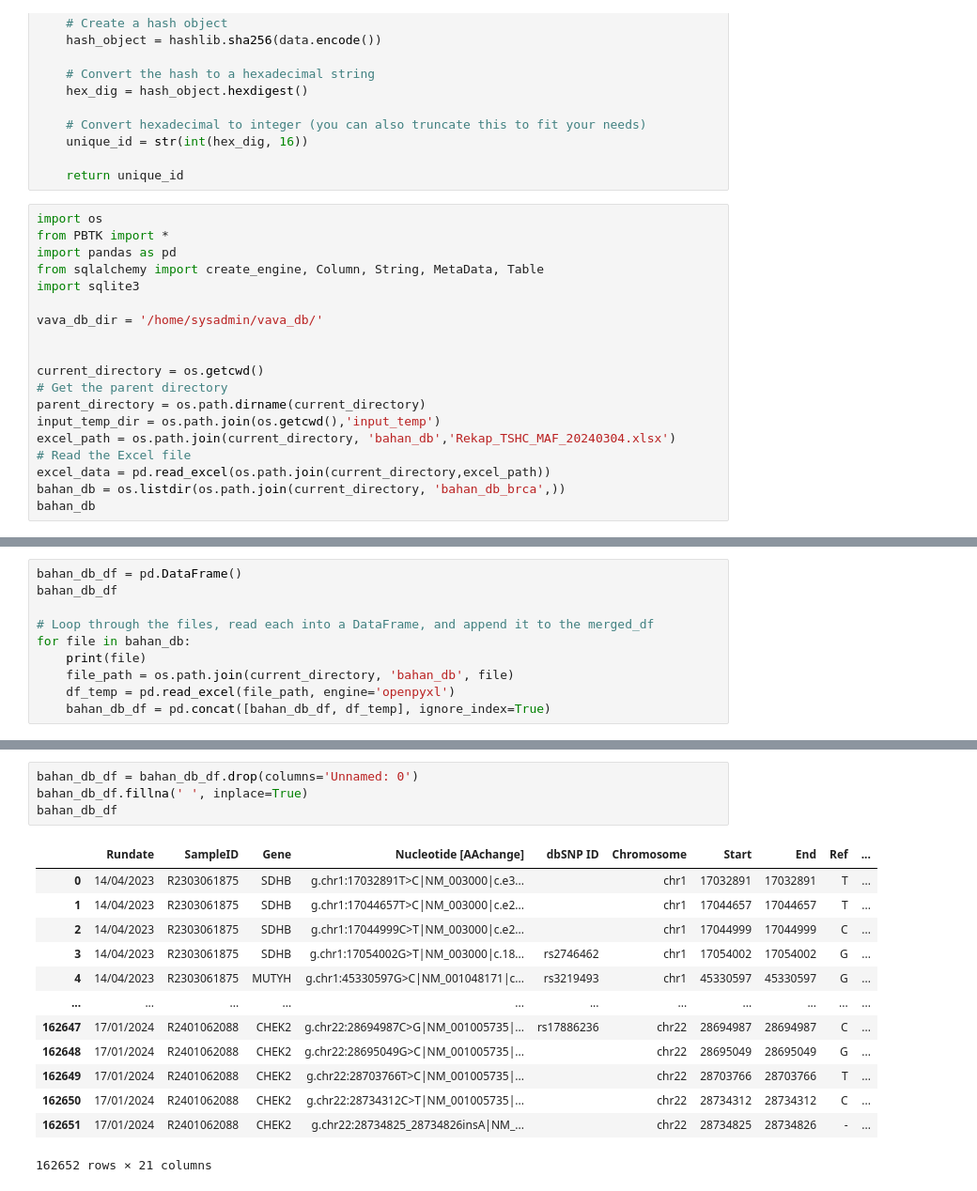
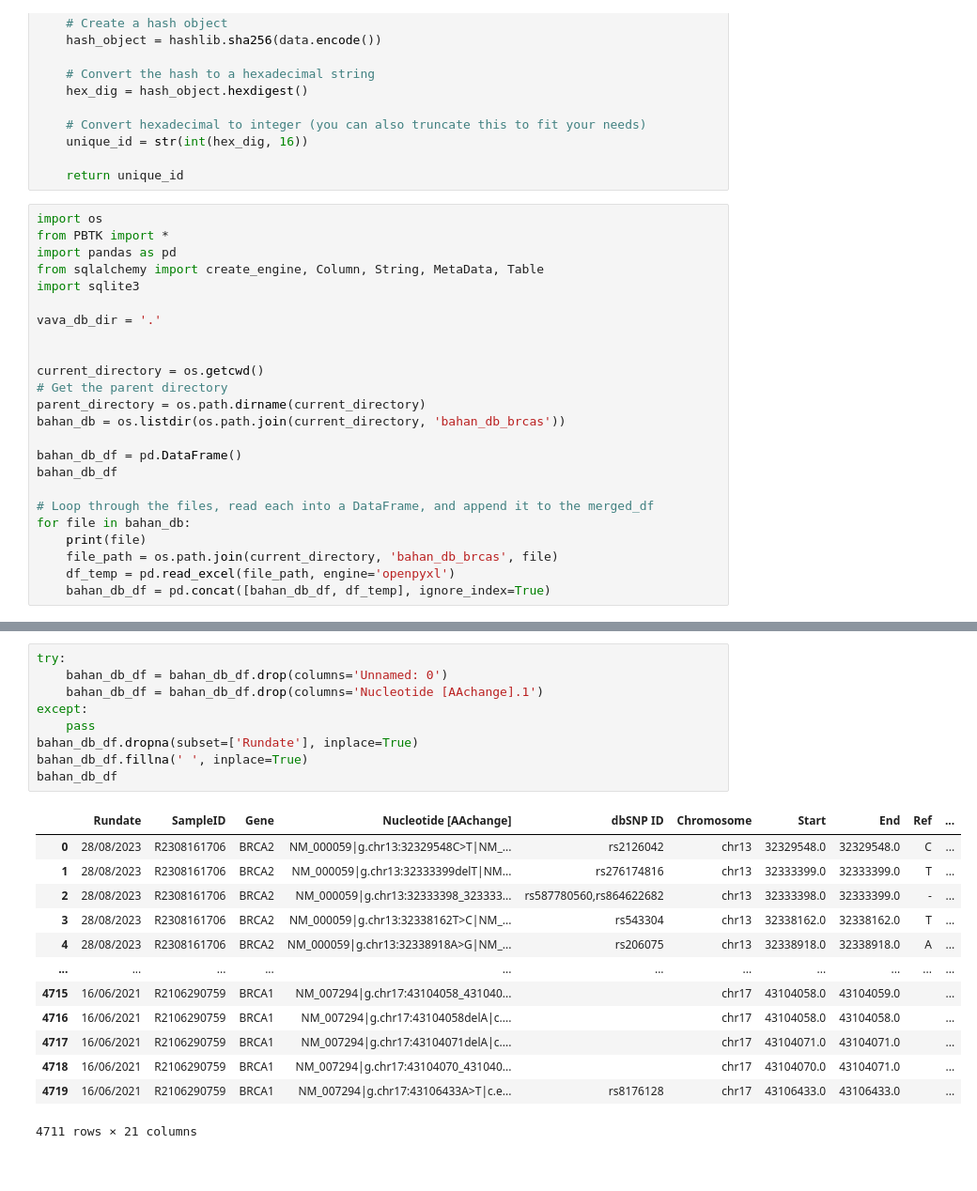
Before and after one commit to raysteven/PBDA_Variant_Vault, a Jupyter notebook: _pipeline/excel_to_sqldb.ipynb, the cells around one changed output, grey strips where cells are left out. Shown at 94% size. Cells and saved outputs as stored; diff of their text form.

Commit message:
Migration to Dev VM
- Adjustment of database location.
- Created executable py for converting excel to sql db file.

```diff
--- a/_pipeline/excel_to_sqldb.ipynb
+++ b/_pipeline/excel_to_sqldb.ipynb
@@ -23,16 +23,21 @@ import pandas as pd
 from sqlalchemy import create_engine, Column, String, MetaData, Table
 import sqlite3
 
-vava_db_dir = '/home/sysadmin/vava_db/'
+vava_db_dir = '.'
 
 
 current_directory = os.getcwd()
 # Get the parent directory
 parent_directory = os.path.dirname(current_directory)
-input_temp_dir = os.path.join(os.getcwd(),'input_temp')
-excel_path = os.path.join(current_directory, 'bahan_db','Rekap_TSHC_MAF_20240304.xlsx')
-# Read the Excel file
-excel_data = pd.read_excel(os.path.join(current_directory,excel_path))
-bahan_db = os.listdir(os.path.join(current_directory, 'bahan_db_brca',))
-bahan_db
+bahan_db = os.listdir(os.path.join(current_directory, 'bahan_db_brcas'))
+
+bahan_db_df = pd.DataFrame()
+bahan_db_df
+
+# Loop through the files, read each into a DataFrame, and append it to the merged_df
+for file in bahan_db:
+    print(file)
+    file_path = os.path.join(current_directory, 'bahan_db_brcas', file)
+    df_temp = pd.read_excel(file_path, engine='openpyxl')
+    bahan_db_df = pd.concat([bahan_db_df, df_temp], ignore_index=True)
 # %% [output]
@@ -60,10 +60,0 @@ len(bahan_db)
-# %%
-bahan_db_df = pd.DataFrame()
-bahan_db_df
-
-# Loop through the files, read each into a DataFrame, and append it to the merged_df
-for file in bahan_db:
-    print(file)
-    file_path = os.path.join(current_directory, 'bahan_db', file)
-    df_temp = pd.read_excel(file_path, engine='openpyxl')
-    bahan_db_df = pd.concat([bahan_db_df, df_temp], ignore_index=True)
@@ -104,21 +96,26 @@ bahan_db_df
 # %%
-bahan_db_df = bahan_db_df.drop(columns='Unnamed: 0')
+try:
+    bahan_db_df = bahan_db_df.drop(columns='Unnamed: 0')
+    bahan_db_df = bahan_db_df.drop(columns='Nucleotide [AAchange].1')
+except:
+    pass
+bahan_db_df.dropna(subset=['Rundate'], inplace=True)
 bahan_db_df.fillna(' ', inplace=True)
 bahan_db_df
 # %% [output]
 |  | Rundate | SampleID | Gene | Nucleotide [AAchange] | dbSNP ID | Chromosome | Start | End | Ref | ... |
-| 0 | 14/04/2023 | R2303061875 | SDHB | g.chr1:17032891T>C|NM_003000|c.e3... |  | chr1 | 17032891 | 17032891 | T | ... |
-| 1 | 14/04/2023 | R2303061875 | SDHB | g.chr1:17044657T>C|NM_003000|c.e2... |  | chr1 | 17044657 | 17044657 | T | ... |
-| 2 | 14/04/2023 | R2303061875 | SDHB | g.chr1:17044999C>T|NM_003000|c.e2... |  | chr1 | 17044999 | 17044999 | C | ... |
-| 3 | 14/04/2023 | R2303061875 | SDHB | g.chr1:17054002G>T|NM_003000|c.18... | rs2746462 | chr1 | 17054002 | 17054002 | G | ... |
-| 4 | 14/04/2023 | R2303061875 | MUTYH | g.chr1:45330597G>C|NM_001048171|c... | rs3219493 | chr1 | 45330597 | 45330597 | G | ... |
+| 0 | 28/08/2023 | R2308161706 | BRCA2 | NM_000059|g.chr13:32329548C>T|NM_... | rs2126042 | chr13 | 32329548.0 | 32329548.0 | C | ... |
+| 1 | 28/08/2023 | R2308161706 | BRCA2 | NM_000059|g.chr13:32333399delT|NM... | rs276174816 | chr13 | 32333399.0 | 32333399.0 | T | ... |
+| 2 | 28/08/2023 | R2308161706 | BRCA2 | NM_000059|g.chr13:32333398_323333... | rs587780560,rs864622682 | chr13 | 32333398.0 | 32333399.0 | - | ... |
+| 3 | 28/08/2023 | R2308161706 | BRCA2 | NM_000059|g.chr13:32338162T>C|NM_... | rs543304 | chr13 | 32338162.0 | 32338162.0 | T | ... |
+| 4 | 28/08/2023 | R2308161706 | BRCA2 | NM_000059|g.chr13:32338918A>G|NM_... | rs206075 | chr13 | 32338918.0 | 32338918.0 | A | ... |
 | ... | ... | ... | ... | ... | ... | ... | ... | ... | ... | ... |
-| 162647 | 17/01/2024 | R2401062088 | CHEK2 | g.chr22:28694987C>G|NM_001005735|... | rs17886236 | chr22 | 28694987 | 28694987 | C | ... |
-| 162648 | 17/01/2024 | R2401062088 | CHEK2 | g.chr22:28695049G>C|NM_001005735|... |  | chr22 | 28695049 | 28695049 | G | ... |
-| 162649 | 17/01/2024 | R2401062088 | CHEK2 | g.chr22:28703766T>C|NM_001005735|... |  | chr22 | 28703766 | 28703766 | T | ... |
-| 162650 | 17/01/2024 | R2401062088 | CHEK2 | g.chr22:28734312C>T|NM_001005735|... |  | chr22 | 28734312 | 28734312 | C | ... |
-| 162651 | 17/01/2024 | R2401062088 | CHEK2 | g.chr22:28734825_28734826insA|NM_... |  | chr22 | 28734825 | 28734826 | - | ... |
+| 4715 | 16/06/2021 | R2106290759 | BRCA1 | NM_007294|g.chr17:43104058_431040... |  | chr17 | 43104058.0 | 43104059.0 |  | ... |
+| 4716 | 16/06/2021 | R2106290759 | BRCA1 | NM_007294|g.chr17:43104058delA|c.... |  | chr17 | 43104058.0 | 43104058.0 |  | ... |
+| 4717 | 16/06/2021 | R2106290759 | BRCA1 | NM_007294|g.chr17:43104071delA|c.... |  | chr17 | 43104071.0 | 43104071.0 |  | ... |
+| 4718 | 16/06/2021 | R2106290759 | BRCA1 | NM_007294|g.chr17:43104070_431040... |  | chr17 | 43104070.0 | 43104071.0 |  | ... |
+| 4719 | 16/06/2021 | R2106290759 | BRCA1 | NM_007294|g.chr17:43106433A>T|c.e... | rs8176128 | chr17 | 43106433.0 | 43106433.0 |  | ... |
-162652 rows × 21 columns
+4711 rows × 21 columns
 # %%
 bahan_db_df
 # %% [output]
```
Also changed, not shown: parts of 18 cells of this notebook, 7 other files.
